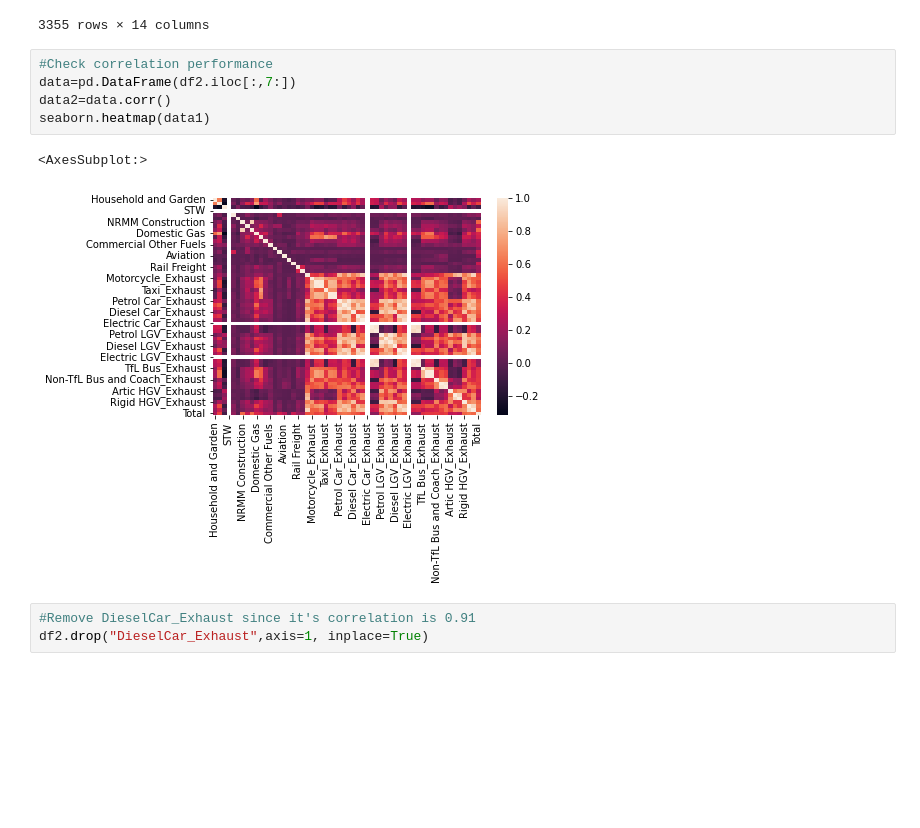
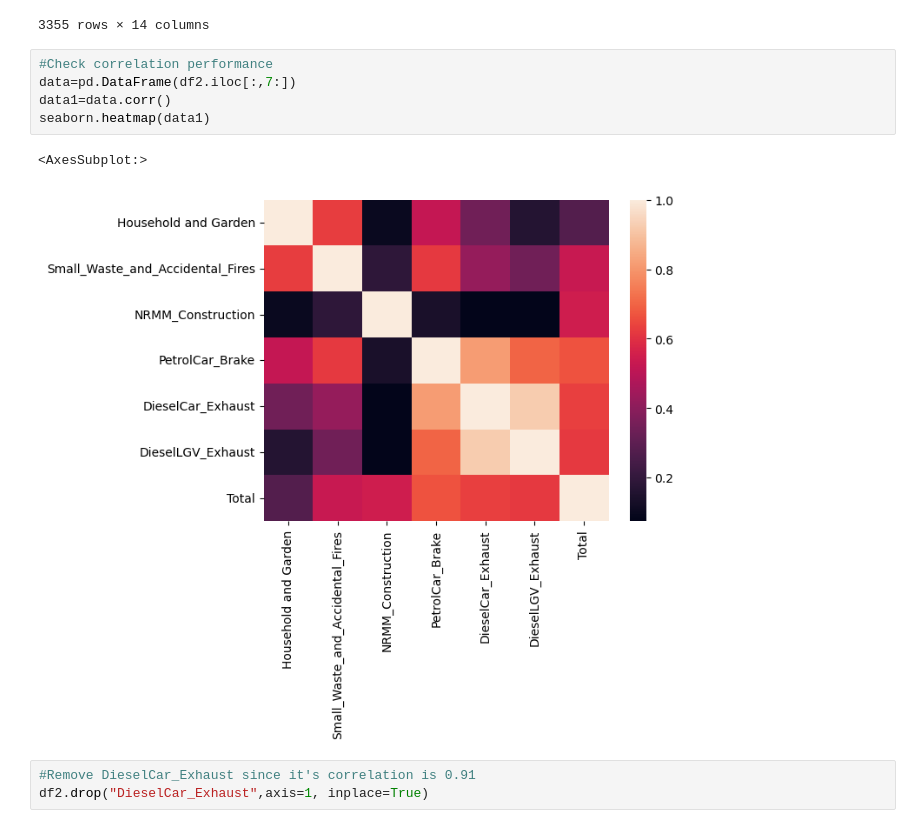
Before and after one commit to LDST-GroupE/LAEI2013-Project, a Jupyter notebook: PM2.5.ipynb, the cells around one changed output. Cells and saved outputs as stored; diff of their text form; blank space fills up the shorter version.

```diff
--- a/PM2.5.ipynb
+++ b/PM2.5.ipynb
@@ -225,11 +225,11 @@ df2
 # %%
 #Check correlation performance
 data=pd.DataFrame(df2.iloc[:,7:])
-data2=data.corr()
+data1=data.corr()
 seaborn.heatmap(data1)
 # %% [output]
 <AxesSubplot:>
-[figure, old version]
+[figure, new version]
 # %%
 #Remove DieselCar_Exhaust since it's correlation is 0.91
 df2.drop("DieselCar_Exhaust",axis=1, inplace=True)
```
